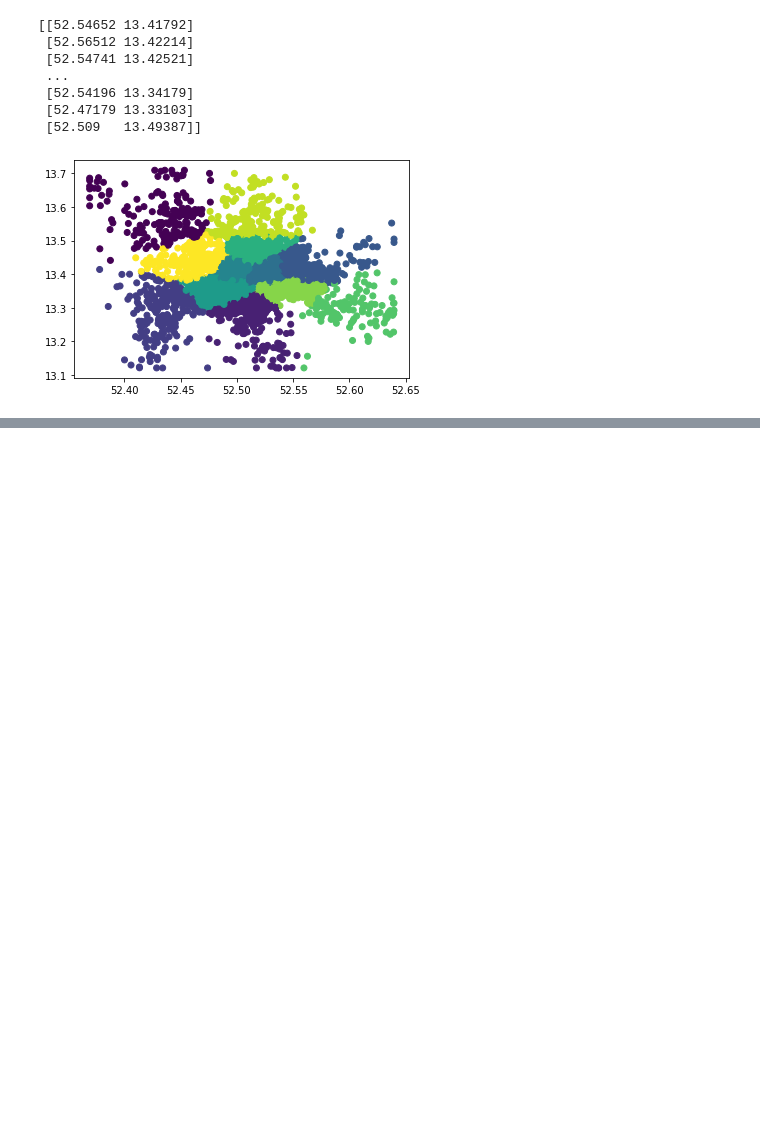
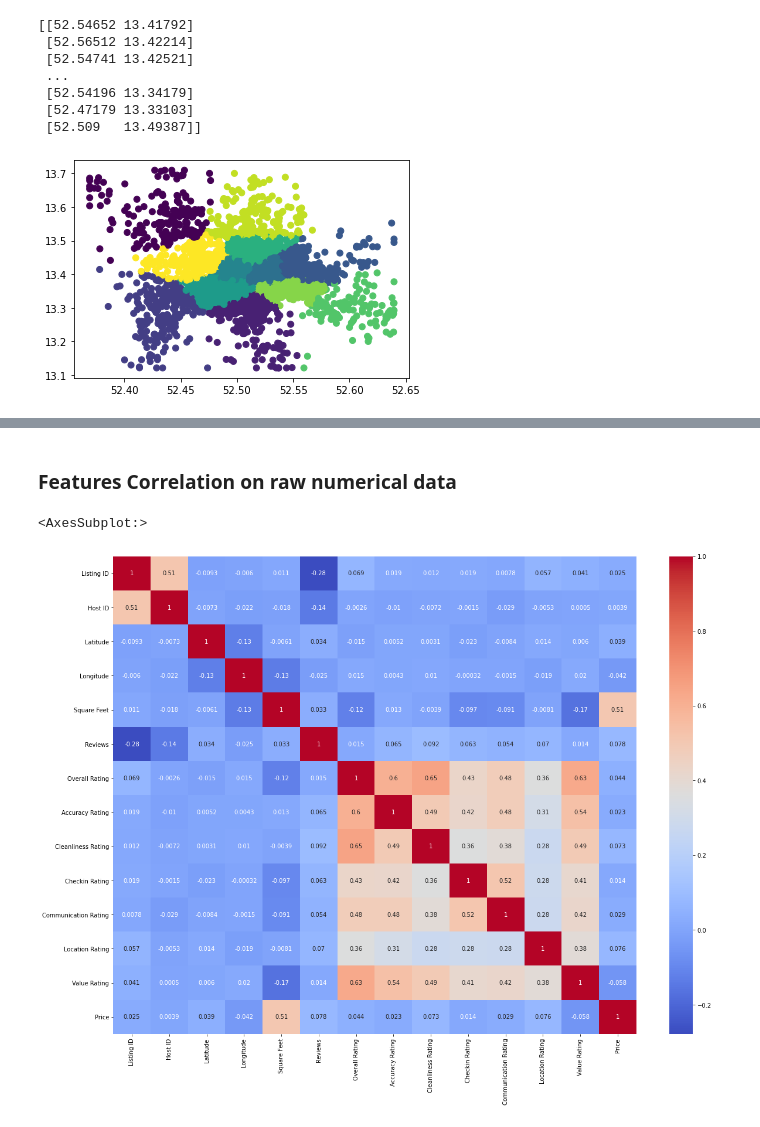
Before and after one commit to paulberard/airbnb-price-prediction-model, a Jupyter notebook: notebooks/leila/Analyse_de_donnees.ipynb, the cells around one changed output, grey strips where cells are left out. Saved outputs shown, nothing was run; the diff lists cells and outputs as text; code cells hidden in the pictures; blank space fills up the shorter version.

```diff
--- a/notebooks/leila/Analyse_de_donnees.ipynb
+++ b/notebooks/leila/Analyse_de_donnees.ipynb
@@ -172,0 +189,10 @@ plt.show()
+# %% [markdown]
+### Features Correlation on raw numerical data
+# %%
+corr_matrix = train_data.corr()
+corr_matrix["Price"].sort_values(ascending=False)
+plt.figure(figsize=(20,15))
+sns.heatmap(train_data.corr(), annot=True, cmap='coolwarm')
+# %% [output]
+<AxesSubplot:>
+[figure, added]
```
Also changed, not shown: parts of 1 cell of this notebook.
